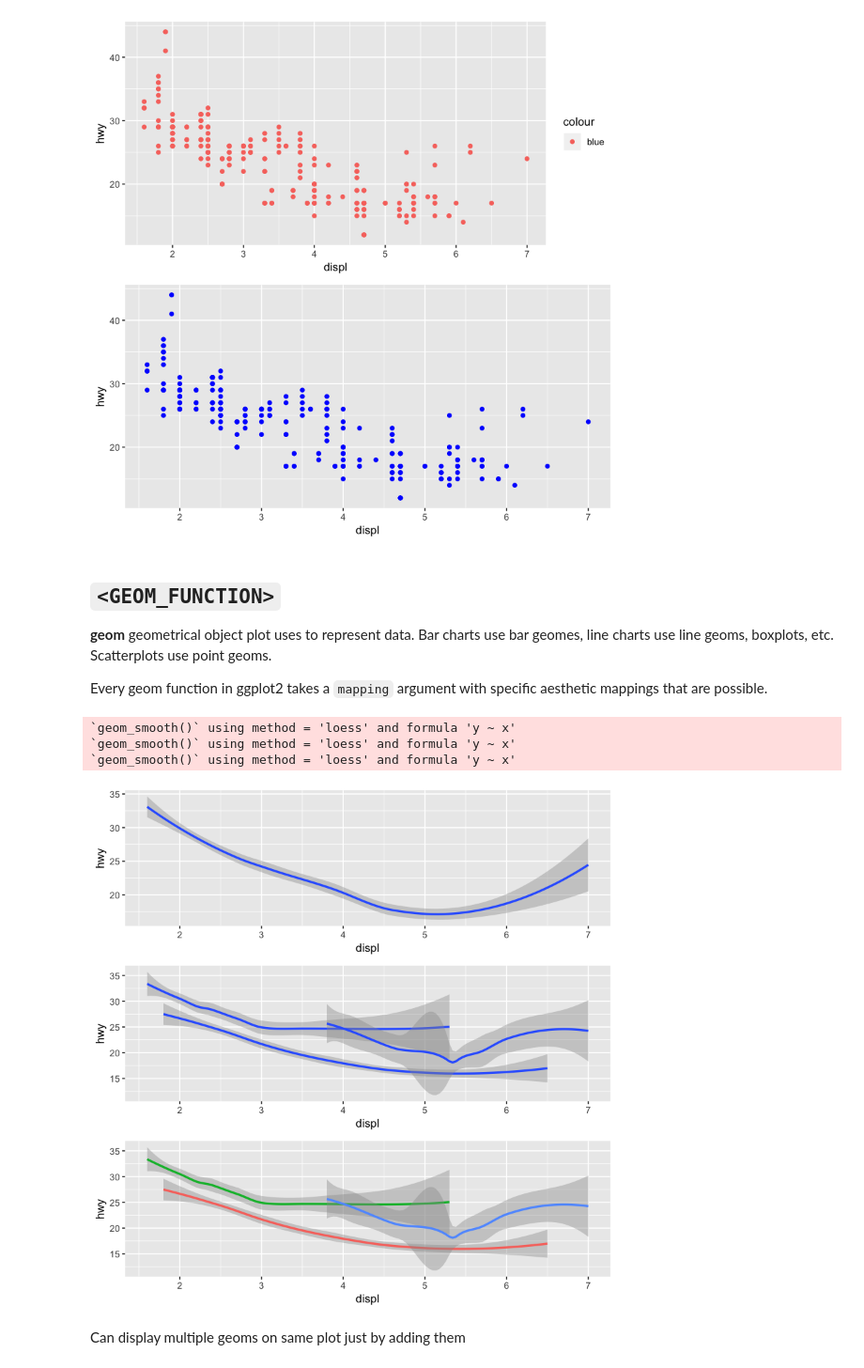
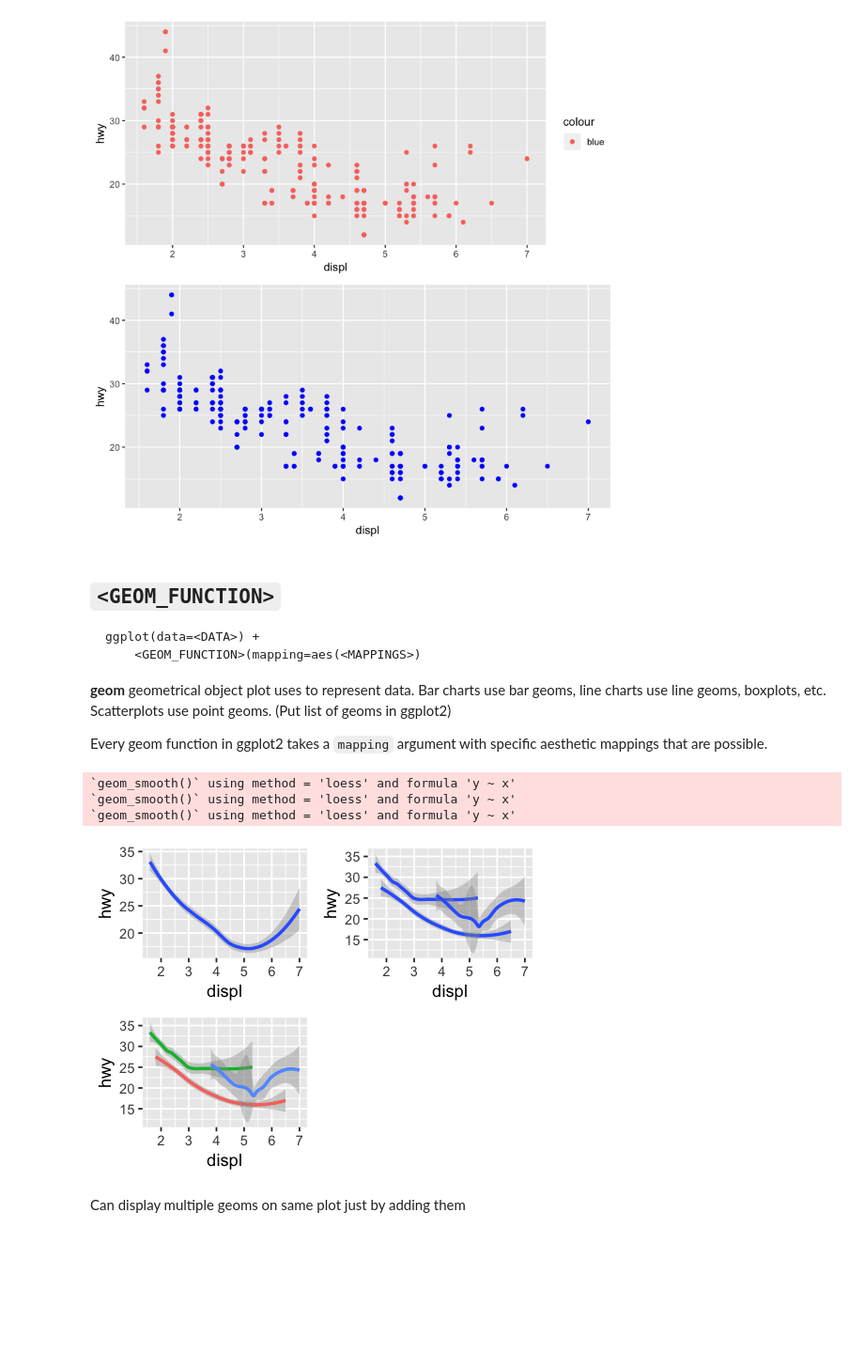
Before and after one commit to compbiocore/tidyverse-workshop, a Jupyter notebook: notebooks/workshop.ipynb, the cells around one changed output. Shown at 94% size. Drawn from its saved outputs; the diff is of its cells as text; code cells hidden in the pictures; blank space fills up the shorter version.

````diff
--- a/notebooks/workshop.ipynb
+++ b/notebooks/workshop.ipynb
@@ -124,28 +560,33 @@ grid.arrange(p1,p2)
 # %% [markdown]
 ## `<GEOM_FUNCTION>`
 
-**geom** geometrical object plot uses to represent data. Bar charts use bar geomes, line charts use line geoms, boxplots, etc. Scatterplots use point geoms.
+```
+ggplot(data=<DATA>) +
+    <GEOM_FUNCTION>(mapping=aes(<MAPPINGS>)
+```
+
+**geom** geometrical object plot uses to represent data. Bar charts use bar geoms, line charts use line geoms, boxplots, etc. Scatterplots use point geoms. (Put list of geoms in ggplot2)
 
 Every geom function in ggplot2 takes a `mapping` argument with specific aesthetic mappings that are possible.
 # %%
 p1 <- ggplot(data = mpg) +
   geom_smooth(mapping = aes(x = displ, y = hwy))
 
 p2 <- ggplot(data = mpg) +
   geom_smooth(mapping = aes(x = displ, y = hwy, group = drv))
 
 p3 <- ggplot(data = mpg) +
   geom_smooth(
     mapping = aes(x = displ, y = hwy, color = drv),
     show.legend = FALSE
   )
 
-grid.arrange(p1,p2,p3)
+grid.arrange(p1,p2,p3, nrow=2)
 # %% [output]
 `geom_smooth()` using method = 'loess' and formula 'y ~ x'
 `geom_smooth()` using method = 'loess' and formula 'y ~ x'
 `geom_smooth()` using method = 'loess' and formula 'y ~ x'
-[figure, old version]
+[figure, new version]
 # %% [markdown]
 Can display multiple geoms on same plot just by adding them
 # %%
````
Also changed, not shown: parts of 97 cells of this notebook.
